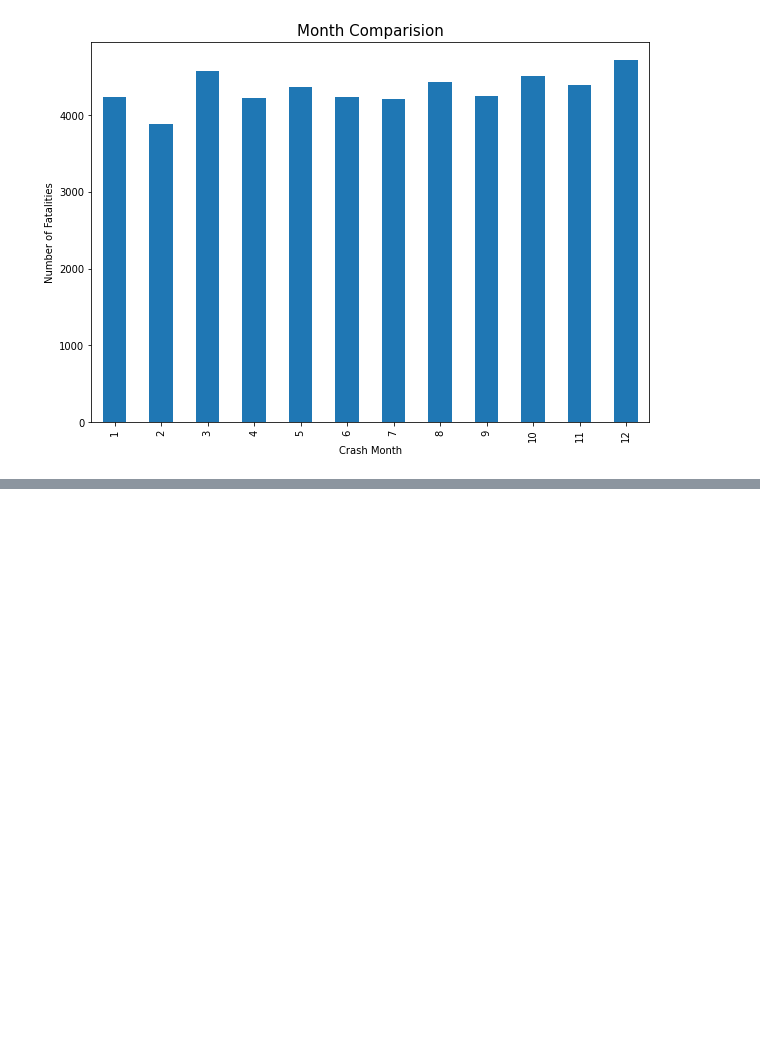
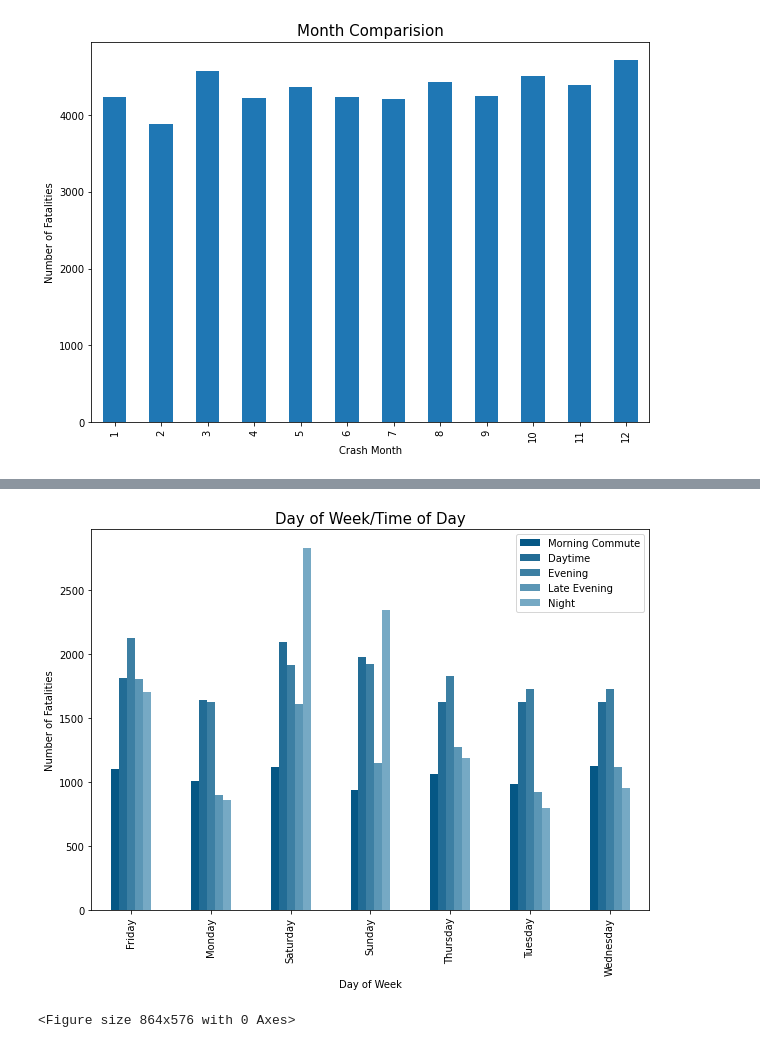
Before and after one commit to kpellas/Project_1, a Jupyter notebook: time.ipynb, the cells around one changed output, grey strips where cells are left out. Saved outputs shown, nothing was run; the diff lists cells and outputs as text; code cells hidden in the pictures; blank space fills up the shorter version.

```diff
--- a/time.ipynb
+++ b/time.ipynb
@@ -1380,0 +1454,8 @@ crash_by_state = state_group["Crash ID"].count()
+# %%
+morning_dow = main_df.loc[main_df["Time of Day"] == "Morning Commute (6am - 10am)"].groupby(["Day of Week"])['Crash ID'].count()
+daytime_dow = main_df.loc[main_df["Time of Day"] == "Daytime (10am - 3pm)"].groupby(["Day of Week"])['Crash ID'].count()
+evening_dow = main_df.loc[main_df["Time of Day"] == "Evening Commute (3pm - 7pm)"].groupby(["Day of Week"])['Crash ID'].count()
+late_evening_dow = main_df.loc[main_df["Time of Day"] == "Late Evening (7pm - 11pm)"].groupby(["Day of Week"])['Crash ID'].count()
+night_dow = main_df.loc[main_df["Time++++++++++++++++++ of Day"] == "Night (12pm - 6am)"].groupby(["Day of Week"])['Crash ID'].count()
+
+time_by_day_of_week = pd.DataFrame({'Morning Commute': morning_dow , 'Daytime': daytime_dow, 'Evening': evening_dow, 'Late Evening': late_evening_dow, 'Night' : night_dow}).rename_axis(None)
@@ -1380,0 +1473,9 @@ crash_by_state = state_group["Crash ID"].count()
+# %%
+time_by_day_of_week.plot.bar(figsize = (10,7), color=colors)
+plt.title('Day of Week/Time of Day', fontsize = 15)
+plt.ylabel('Number of Fatalities')
+plt.xlabel('Day of Week')
+plt.figure(figsize=(12,8));
+# %% [output]
+[figure, added]
+<Figure size 864x576 with 0 Axes>
```
Also changed, not shown: parts of 101 cells of this notebook, 8 other files.
